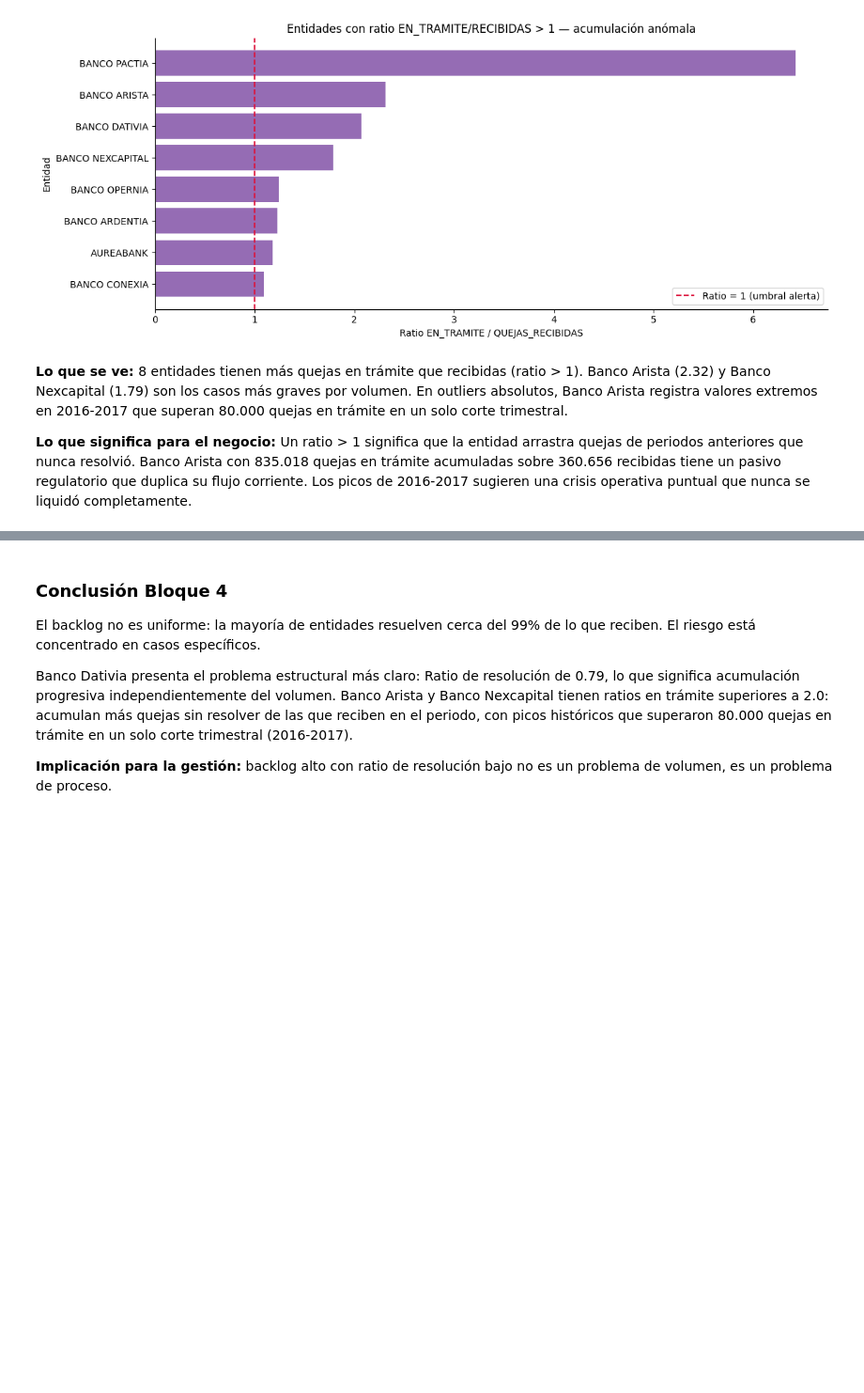
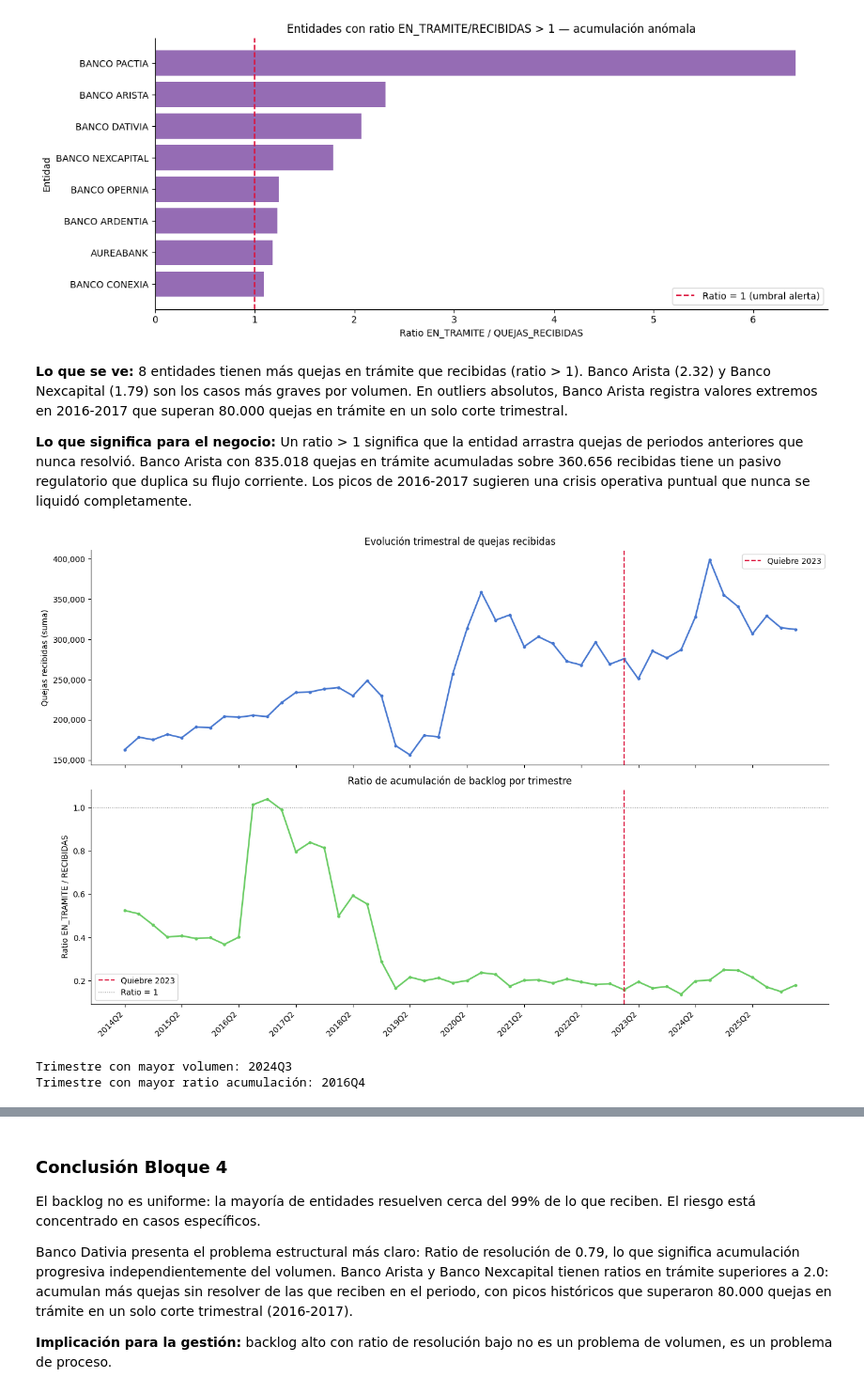
Before and after one commit to eltapazul57/accenture-test-1, a Jupyter notebook: routeB.ipynb, the cells around one changed output, grey strips where cells are left out. Shown at 94% size. Saved outputs shown, nothing was run; the diff lists cells and outputs as text; code cells hidden in the pictures; blank space fills up the shorter version.

```diff
--- a/routeB.ipynb
+++ b/routeB.ipynb
@@ -814,3 +865,62 @@ plt.tight_layout()
 **Lo que se ve:** 8 entidades tienen más quejas en trámite que recibidas (ratio > 1). Banco Arista (2.32) y Banco Nexcapital (1.79) son los casos más graves por volumen. En outliers absolutos, Banco Arista registra valores extremos en 2016-2017 que superan 80.000 quejas en trámite en un solo corte trimestral.
 
 **Lo que significa para el negocio:** Un ratio > 1 significa que la entidad arrastra quejas de periodos anteriores que nunca resolvió. Banco Arista con 835.018 quejas en trámite acumuladas sobre 360.656 recibidas tiene un pasivo regulatorio que duplica su flujo corriente. Los picos de 2016-2017 sugieren una crisis operativa puntual que nunca se liquidó completamente.
+# %%
+# Evolución trimestral de QUEJAS_RECIBIDAS y ratio de acumulación de backlog
+evol_trim = df.groupby('TRIMESTRE').agg(
+    quejas_recibidas=('QUEJAS_RECIBIDAS', 'sum'),
+    quejas_netas=('QUEJAS_NETAS', 'sum'),
+    en_tramite=('QUEJAS_EN_TRAMITE', 'sum'),
+).reset_index()
+
+evol_trim['TRIMESTRE_str'] = evol_trim['TRIMESTRE'].astype(str)
+evol_trim['ratio_tramite'] = (
+    evol_trim['en_tramite'] /
+    evol_trim['quejas_recibidas'].replace(0, np.nan)
+)
+
+# Índice numérico para ejes continuos
+x = range(len(evol_trim))
+xticks_step = max(1, len(evol_trim) // 12)
+xtick_pos  = list(range(0, len(evol_trim), xticks_step))
+xtick_lbl  = [evol_trim['TRIMESTRE_str'].iloc[i] for i in xtick_pos]
+
+# Quiebre estructural 2023
+idx_2023 = evol_trim[evol_trim['TRIMESTRE_str'].str.startswith('2023Q1')].index
+x_2023 = int(idx_2023[0]) if len(idx_2023) else None
+
+fig, (ax1, ax2) = plt.subplots(2, 1, figsize=(14, 9), sharex=True)
+
+# Panel superior — volumen de quejas recibidas
+ax1.plot(list(x), evol_trim['quejas_recibidas'].tolist(),
+         color=sns.color_palette('muted')[0], linewidth=2, marker='o', markersize=3)
+if x_2023 is not None:
+    ax1.axvline(x=x_2023, color='crimson', linestyle='--', linewidth=1.5,
+                label='Quiebre 2023')
+ax1.set_ylabel('Quejas recibidas (suma)')
+ax1.set_title('Evolución trimestral de quejas recibidas')
+ax1.legend()
+ax1.yaxis.set_major_formatter(mticker.FuncFormatter(lambda v, _: f'{v:,.0f}'))
+
+# Panel inferior — ratio acumulación backlog
+ax2.plot(list(x), evol_trim['ratio_tramite'].tolist(),
+         color=sns.color_palette('muted')[2], linewidth=2, marker='o', markersize=3)
+if x_2023 is not None:
+    ax2.axvline(x=x_2023, color='crimson', linestyle='--', linewidth=1.5,
+                label='Quiebre 2023')
+ax2.axhline(y=1, color='gray', linestyle=':', linewidth=1, label='Ratio = 1')
+ax2.set_ylabel('Ratio EN_TRAMITE / RECIBIDAS')
+ax2.set_title('Ratio de acumulación de backlog por trimestre')
+ax2.set_xticks(xtick_pos)
+ax2.set_xticklabels(xtick_lbl, rotation=45, ha='right')
+ax2.legend()
+
+plt.tight_layout()
+plt.show()
+
+print(f"\nTrimestre con mayor volumen: {evol_trim.loc[evol_trim['quejas_recibidas'].idxmax(), 'TRIMESTRE_str']}")
+print(f"Trimestre con mayor ratio acumulación: {evol_trim.loc[evol_trim['ratio_tramite'].idxmax(), 'TRIMESTRE_str']}")
+# %% [output]
+[figure, added]
+Trimestre con mayor volumen: 2024Q3
+Trimestre con mayor ratio acumulación: 2016Q4
```
Also changed, not shown: parts of 5 cells of this notebook.
